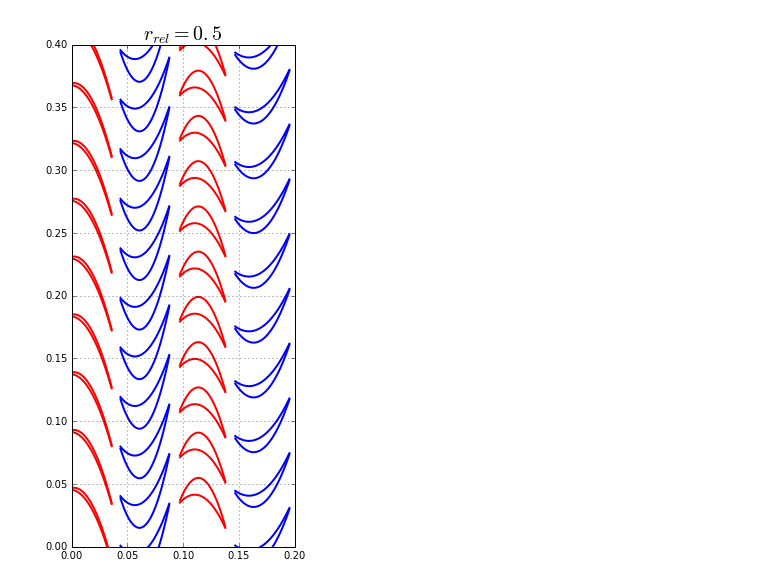
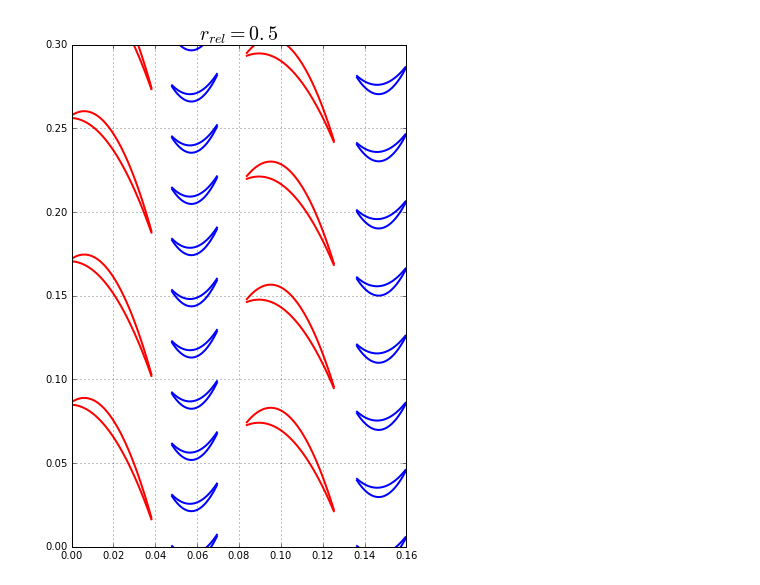
Before and after one commit to las-palmas1/turbine_calculation, a Jupyter notebook: profiling.ipynb, the cells around one changed output. Cells and saved outputs as stored; diff of their text form; code cells hidden in the pictures.

```diff
--- a/profiling.ipynb
+++ b/profiling.ipynb
@@ -17,7 +13,0 @@ turbine_profiling = TurbineProfiling(turbine, ProfilingType.ConstantAngle)
-# %%
-turbine_profiling[1].gamma1_k_sa_rel = 0.45
-turbine_profiling[1].gamma1_k_rk_rel = 0.4
-turbine_profiling.compute_profile()
-turbine_profiling.plot2d(r_rel=0.5, figsize=(4, 9), ymax=0.4)
-# %% [output]
-[figure, removed]
@@ -24 +18,23 @@ turbine_profiling.plot2d(r_rel=0.5, figsize=(4, 9), ymax=0.4)
+# %%
+%matplotlib inline
+deg = np.pi / 180
+st1.maxdif_alpha0_l_gamma1_s_sa = 50 * deg
+st1.mindif_beta1_l_gamma1_s_rk = 15 * deg
+st1.maxdif_beta1_l_gamma1_s_rk = 40 * deg
+st1.gamma1_k_rk_rel = 0.55
+st1.min_t_rel_sa_in = 0.95
+st1.min_t_rel_rk_in = 0.95
+st2.mindif_alpha0_l_gamma1_s_sa = 17 * deg
+st2.maxdif_alpha0_l_gamma1_s_sa = 45 * deg
+st2.maxdif_beta1_l_gamma1_s_rk = 40 * deg
+st2.mindif_beta1_l_gamma1_s_rk = 15 * deg
+st2.gamma1_k_sa_rel = 0.35
+st2.gamma1_k_rk_rel = 0.55
+st2.min_t_rel_sa_in = 0.95
+st2.min_t_rel_rk_in = 0.95
+turbine_profiling.compute_profile()
+turbine_profiling.save()
+turbine_profiling.plot2d(r_rel=0.5, figsize=(6, 9), ymax=0.3)
+# %% [output]
+[figure, added]
 # %%
```
Also changed, not shown: parts of 7 cells of this notebook, 1 other file.
